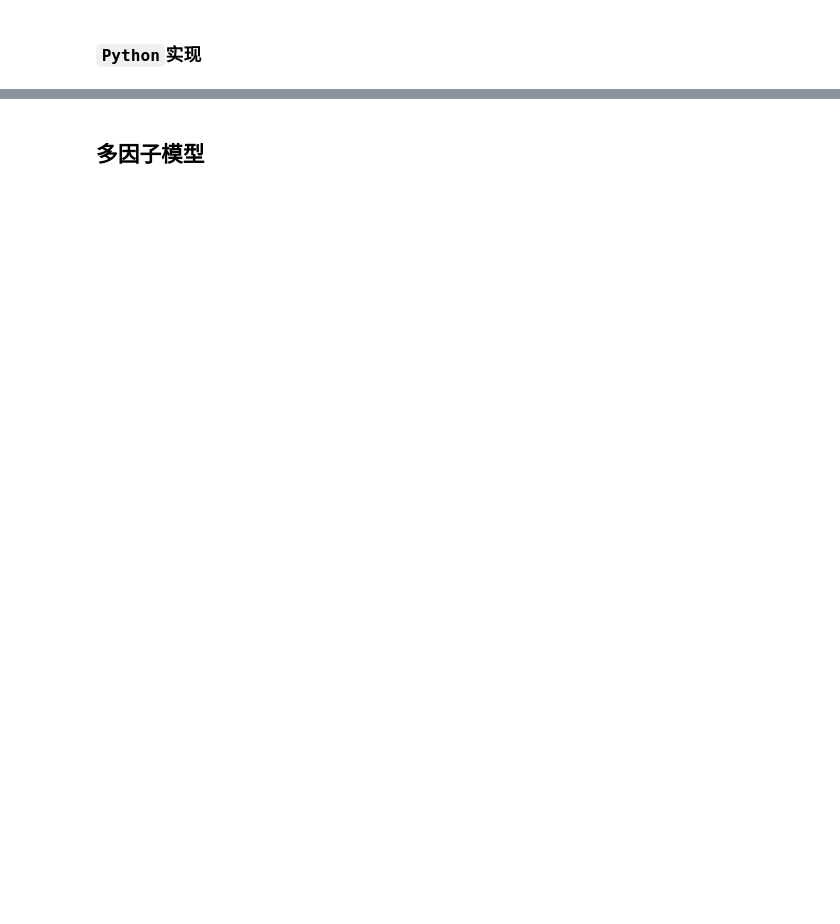
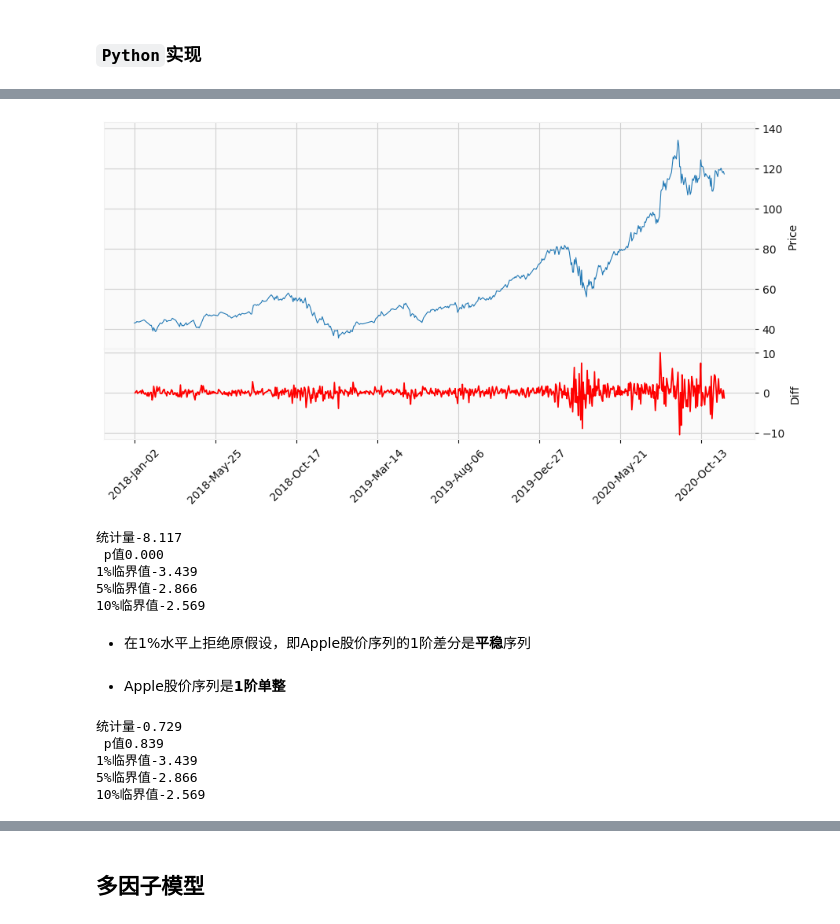
Before and after one commit to christinemu/quant-trading, a Jupyter notebook: tradingModels-mpacc.ipynb, the cells around one changed output, grey strips where cells are left out. Cells and saved outputs as stored; diff of their text form; code cells hidden in the pictures; blank space fills up the shorter version.

```diff
--- a/tradingModels-mpacc.ipynb
+++ b/tradingModels-mpacc.ipynb
@@ -993,0 +998,30 @@ mpf.plot(retAapl,type='line',style='yahoo',addplot=subfig,figratio=(12,6),figsca
+# %%
+mpf.plot(retAapl,type='line',style='yahoo',addplot=mpf.make_addplot(aapleDiff,color='red',panel=1,ylabel='Diff'),figratio=(12,6),figscale=1)
+# %% [output]
+[figure, added]
+# %%
+adfresAppleDiff = sm.tsa.stattools.adfuller(aapleDiff[1:])
+print(f"统计量{adfresAppleDiff[0]:.3f}\n p值{adfresAppleDiff[1]:.3f}")
+for key, val in adfresAppleDiff[4].items():
+    print(f"{key}临界值{val:.3f}")
+# %% [output]
+统计量-8.117
+ p值0.000
+1%临界值-3.439
+5%临界值-2.866
+10%临界值-2.569
+# %% [markdown]
+- 在1%水平上拒绝原假设，即Apple股价序列的1阶差分是**平稳**序列
+# %% [markdown]
+- Apple股价序列是**1阶单整**
+# %%
+adfresGoogle = sm.tsa.stattools.adfuller(retGoog['Close'])
+print(f"统计量{adfresGoogle[0]:.3f}\n p值{adfresGoogle[1]:.3f}")
+for key, val in adfresGoogle[4].items():
+    print(f"{key}临界值{val:.3f}")
+# %% [output]
+统计量-0.729
+ p值0.839
+1%临界值-3.439
+5%临界值-2.866
+10%临界值-2.569
```
Also changed, not shown: parts of 104 cells of this notebook.
